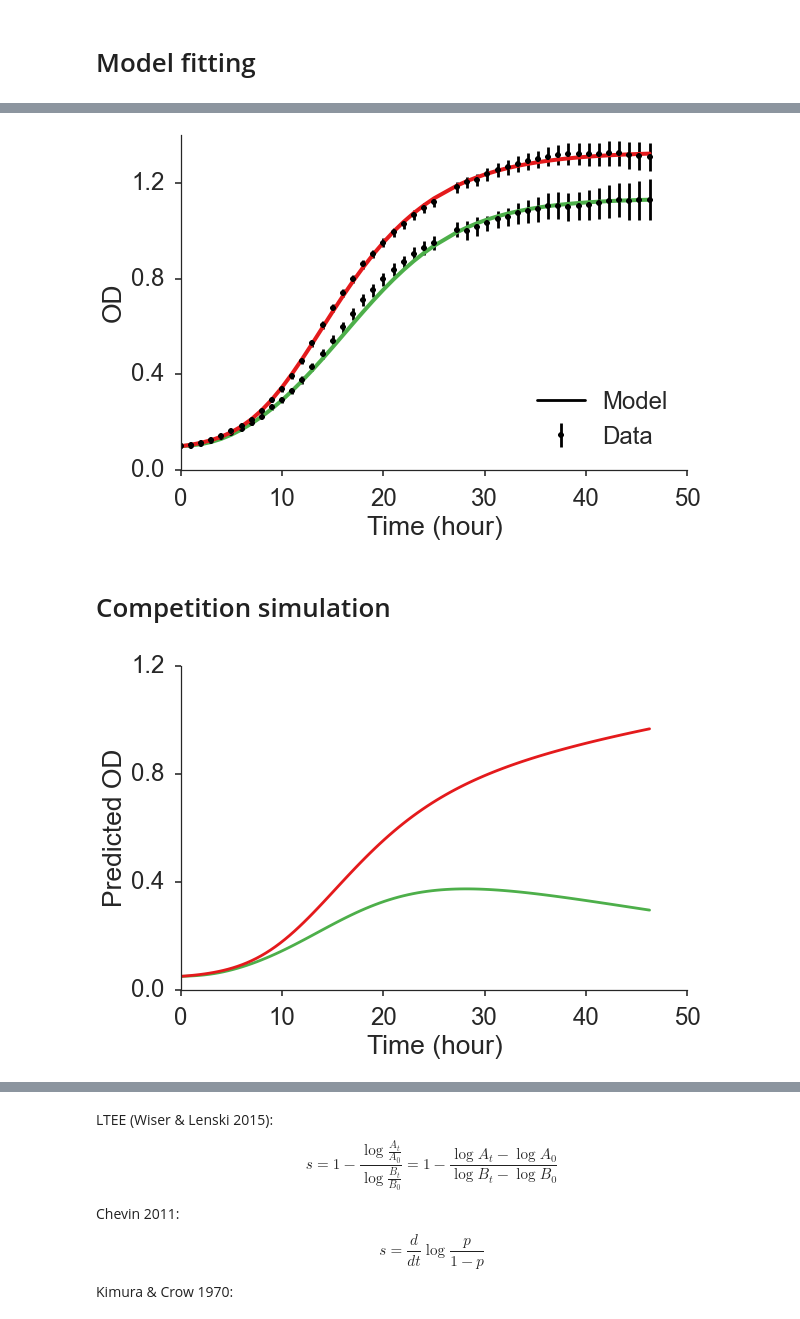
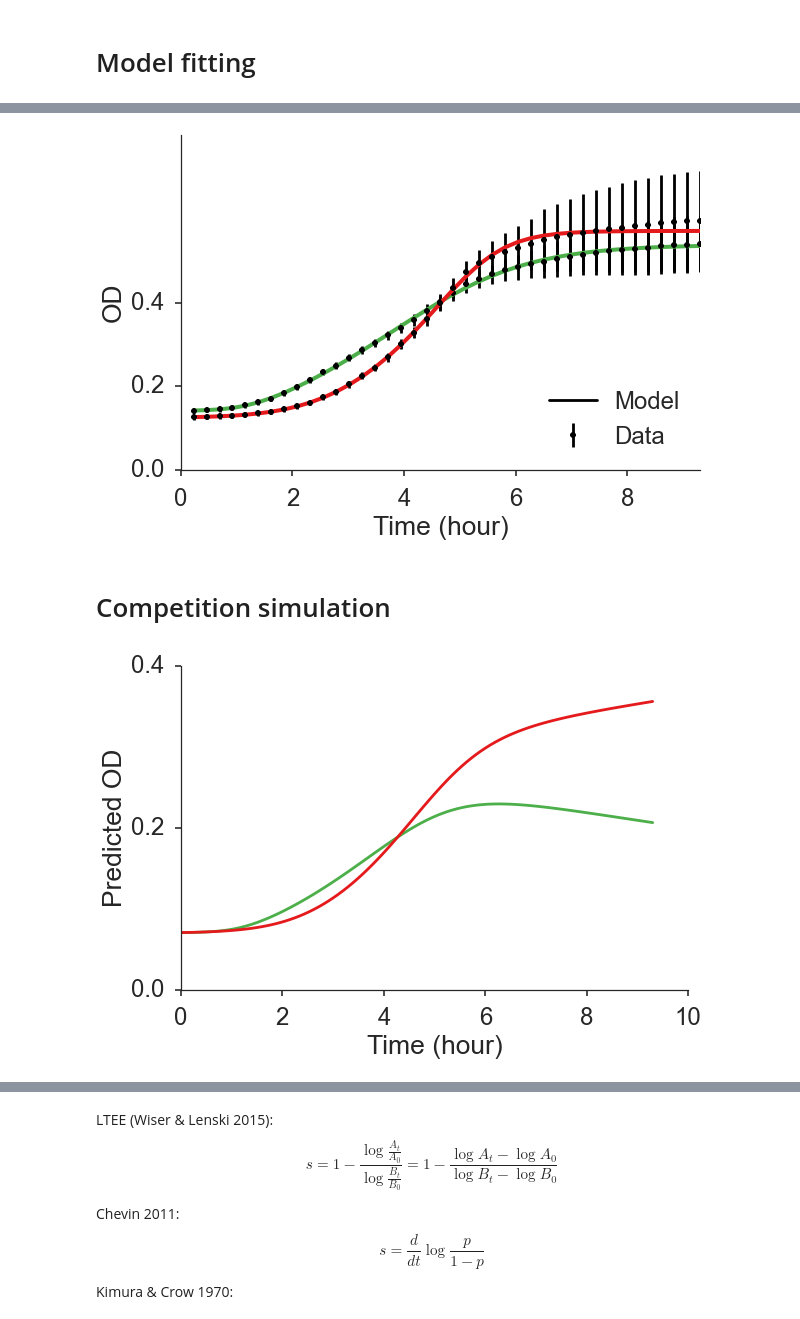
Before and after one commit to yoavram/GRC2015, a Jupyter notebook: analysis.ipynb, the cells around one changed output, grey strips where cells are left out. Drawn from its saved outputs; the diff is of its cells as text; code cells hidden in the pictures.

```diff
--- a/analysis.ipynb
+++ b/analysis.ipynb
@@ -60,3 +64,6 @@ print df.Strain.unique()
+# %%
+df = df[(df.Strain=='TG1') | (df.Strain=='DH5a')]
+df = df[df.Time > 0]
 # %% [markdown]
 ## OD measurements
 # %%
@@ -101,7 +108,7 @@ g.savefig('plot_strains.png', bbox_inches='tight')
 # %% [markdown]
 # Model fitting
 # %%
-G_models,fig,ax = curveball.models.fit_model(df[df.Strain=='G'], use_weights=True)
+G_models,fig,ax = curveball.models.fit_model(df[df.Strain=='DH5a'], use_weights=True)
 plt.setp(ax, title='')
 plt.setp(ax, xticks=[0,20,40])
 plt.setp(ax, yticks=[0.2,0.6,1.0])
@@ -138,5 +145,5 @@ Model(baranyi_roberts_function) 6
 # %%
-R_models,fig,ax = curveball.models.fit_model(df[df.Strain=='R'])
+R_models,fig,ax = curveball.models.fit_model(df[df.Strain=='TG1'])
 plt.setp(ax, title='')
 plt.setp(ax, xticks=[0,20,40])
 plt.setp(ax, yticks=[0.2,0.6,1.0])
@@ -188,44 +195,44 @@ R:
 # %%
-G_color = plate.Color[plate.Strain=='G'].unique()[0]
-R_color = plate.Color[plate.Strain=='R'].unique()[0]
+G_color = plate.Color[plate.Strain=='DH5a'].unique()[0]
+R_color = plate.Color[plate.Strain=='TG1'].unique()[0]
 # %%
 gm = G_models[0]
 rm = R_models[0]
 # %%
 fig,ax = plt.subplots(1, 1)
 
 ax.plot([-1],[0], color='k', label='Model')
-ax.plot(df.Time.unique(), gm.best_fit, color=G_color, lw=4)#, label='G')
+ax.plot(df.Time.unique(), gm.best_fit, color=G_color, lw=4)
 ax.errorbar(df.Time.unique(), gm.data, 1./gm.weights, color='k', ls='', marker='.', label='Data')
-ax.plot(df.Time.unique(), rm.best_fit, color=R_color, lw=4)#, label='R')
+ax.plot(df.Time.unique(), rm.best_fit, color=R_color, lw=4)
 ax.errorbar(df.Time.unique(), rm.data, 1./rm.weights, color='k', ls='', marker='.')
 
-ax.set_xlim(0,50)
+ax.set_xlim(0, df.Time.max())
 ax.legend(loc='lower right')
 #ax.legend().set_visible(False)
 ax.set_ylabel('OD')
 ax.set_xlabel('Time (hour)')
 ax.set_title('')
-ax.set_yticks([0,0.4,0.8,1.2])
+ax.set_yticks([0,0.2,0.4])
 sns.despine()
 fig.tight_layout()
 fig.savefig('model_fits.png', bbox_inches='tight')
 # %% [output]
-[figure, old version]
+[figure, new version]
 # %% [markdown]
 # Competition simulation
 # %%
 t,y,fig,ax = curveball.competitions.compete(G_models[0], R_models[0], hours=df.Time.max(), PLOT=True)
 ax.lines[0].set_color(G_color)
 ax.lines[1].set_color(R_color)
-ax.set_yticks([0,0.4,0.8,1.2])
+ax.set_yticks([0,0.2,0.4])
 ax.set_ylabel('Predicted OD')
 #ax.legend(["G","R"], loc='lower right')
 #ax.set_title("G vs R")
 fig.tight_layout()
 fig.savefig("competition.png", bbox_inches='tight')
 # %% [output]
-[figure, old version]
+[figure, new version]
 # %%
 p = y[:,1] / y.sum(axis=1)
 plt.plot(t, p, color=R_color)
```
Also changed, not shown: parts of 13 cells of this notebook.
